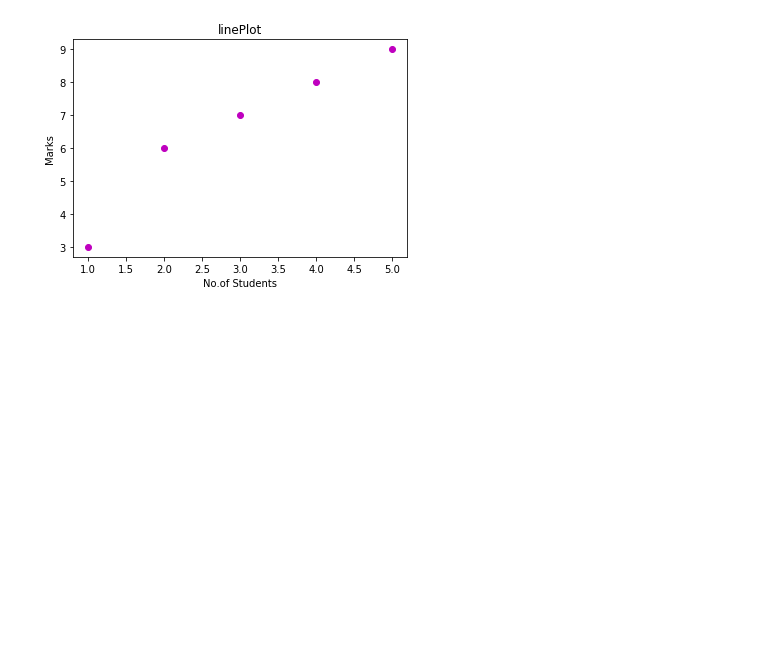
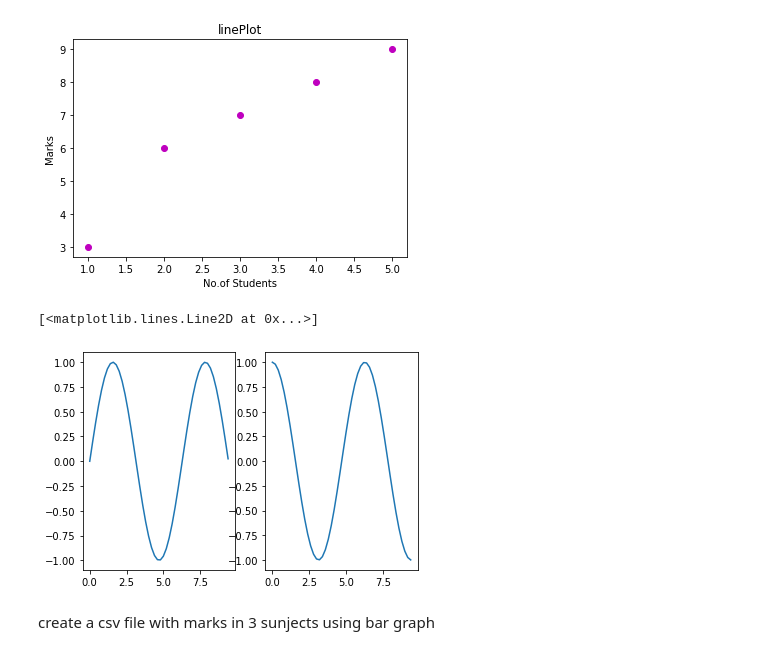
Before and after one commit to Pavankunchala/Python, a Jupyter notebook: Data visualization/Matplotlib.ipynb, the cells around one changed output. Saved outputs shown, nothing was run; the diff lists cells and outputs as text; code cells hidden in the pictures; blank space fills up the shorter version.

```diff
--- a/Data visualization/Matplotlib.ipynb
+++ b/Data visualization/Matplotlib.ipynb
@@ -79,3 +79,18 @@ plt.plot(x,y,'om')
 plt.show()
 # %% [output]
 [figure]
+# %%
+x = np.arange(0,3*np.pi,0.2)
+y = np.sin(x)
+
+y1 = np.cos(x)
+
+plt.subplot(1,2,1)
+plt.plot(x,y)
+plt.subplot(1,2,2)
+plt.plot(x,y1)
+# %% [output]
+[<matplotlib.lines.Line2D at 0x...>]
+[figure, added]
+# %% [markdown]
+create a csv file with marks in 3 sunjects using bar graph
```
Also changed, not shown: parts of 29 cells of this notebook, 13 other files.
